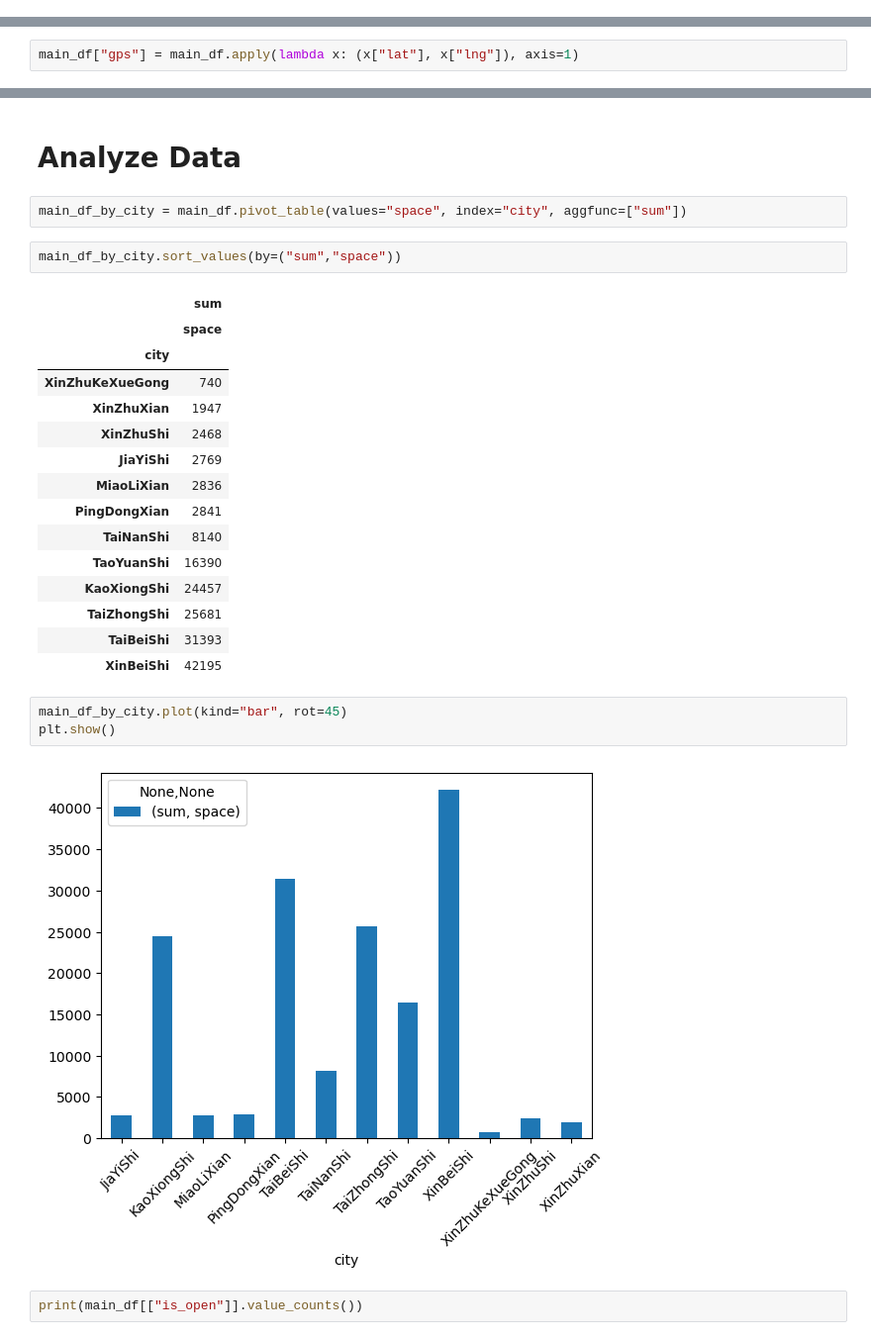
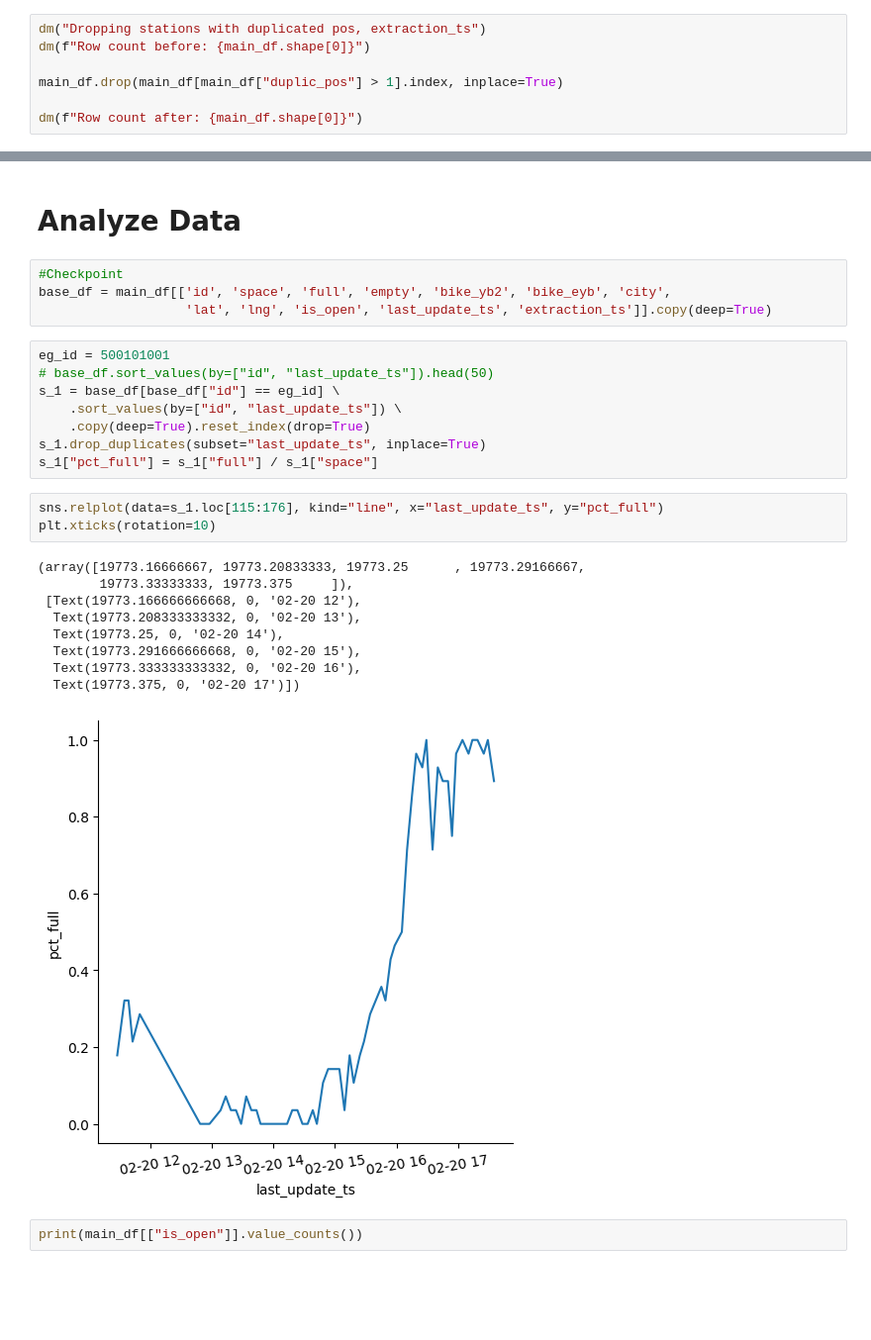
Before and after one commit to early-riser18/YouBikeML, a Jupyter notebook: eda/YouBike_EDA.ipynb, the cells around one changed output, grey strips where cells are left out. Shown at 99% size. Drawn from its saved outputs; the diff is of its cells as text; blank space fills up the shorter version.

```diff
--- a/eda/YouBike_EDA.ipynb
+++ b/eda/YouBike_EDA.ipynb
@@ -220,0 +404,7 @@ len(main_df_num.columns)
+# %%
+dm("Dropping stations with duplicated pos, extraction_ts")
+dm(f"Row count before: {main_df.shape[0]}")
+
+main_df.drop(main_df[main_df["duplic_pos"] > 1].index, inplace=True)
+
+dm(f"Row count after: {main_df.shape[0]}")
@@ -268,2 +427,0 @@ Name: count, Length: 6989, dtype: int64
-# %%
-main_df["gps"] = main_df.apply(lambda x: (x["lat"], x["lng"]), axis=1)
@@ -310,30 +428,30 @@ Name: type, Length: 7634, dtype: bool
 # %% [markdown]
 # Analyze Data
-# %%
-main_df_by_city = main_df.pivot_table(values="space", index="city", aggfunc=["sum"])
-# %%
-main_df_by_city.sort_values(by=("sum","space"))
-# %% [output]
-|  | sum |
-|  | space |
-| city |  |
-| XinZhuKeXueGong | 740 |
-| XinZhuXian | 1947 |
-| XinZhuShi | 2468 |
-| JiaYiShi | 2769 |
-| MiaoLiXian | 2836 |
-| PingDongXian | 2841 |
-| TaiNanShi | 8140 |
-| TaoYuanShi | 16390 |
-| KaoXiongShi | 24457 |
-| TaiZhongShi | 25681 |
-| TaiBeiShi | 31393 |
-| XinBeiShi | 42195 |
-# %%
-main_df_by_city.plot(kind="bar", rot=45)
-plt.show()
-# %% [output]
-[figure, removed]
+# %%
+#Checkpoint
+base_df = main_df[['id', 'space', 'full', 'empty', 'bike_yb2', 'bike_eyb', 'city',
+                   'lat', 'lng', 'is_open', 'last_update_ts', 'extraction_ts']].copy(deep=True)
+# %%
+eg_id = 500101001
+# base_df.sort_values(by=["id", "last_update_ts"]).head(50)
+s_1 = base_df[base_df["id"] == eg_id] \
+    .sort_values(by=["id", "last_update_ts"]) \
+    .copy(deep=True).reset_index(drop=True)
+s_1.drop_duplicates(subset="last_update_ts", inplace=True)
+s_1["pct_full"] = s_1["full"] / s_1["space"]
+# %%
+sns.relplot(data=s_1.loc[115:176], kind="line", x="last_update_ts", y="pct_full")
+plt.xticks(rotation=10)
+# %% [output]
+(array([19773.16666667, 19773.20833333, 19773.25      , 19773.29166667,
+        19773.33333333, 19773.375     ]),
+ [Text(19773.166666666668, 0, '02-20 12'),
+  Text(19773.208333333332, 0, '02-20 13'),
+  Text(19773.25, 0, '02-20 14'),
+  Text(19773.291666666668, 0, '02-20 15'),
+  Text(19773.333333333332, 0, '02-20 16'),
+  Text(19773.375, 0, '02-20 17')])
+[figure, added]
 # %%
 print(main_df[["is_open"]].value_counts())
 # %% [output]
```
Also changed, not shown: parts of 56 cells of this notebook.
